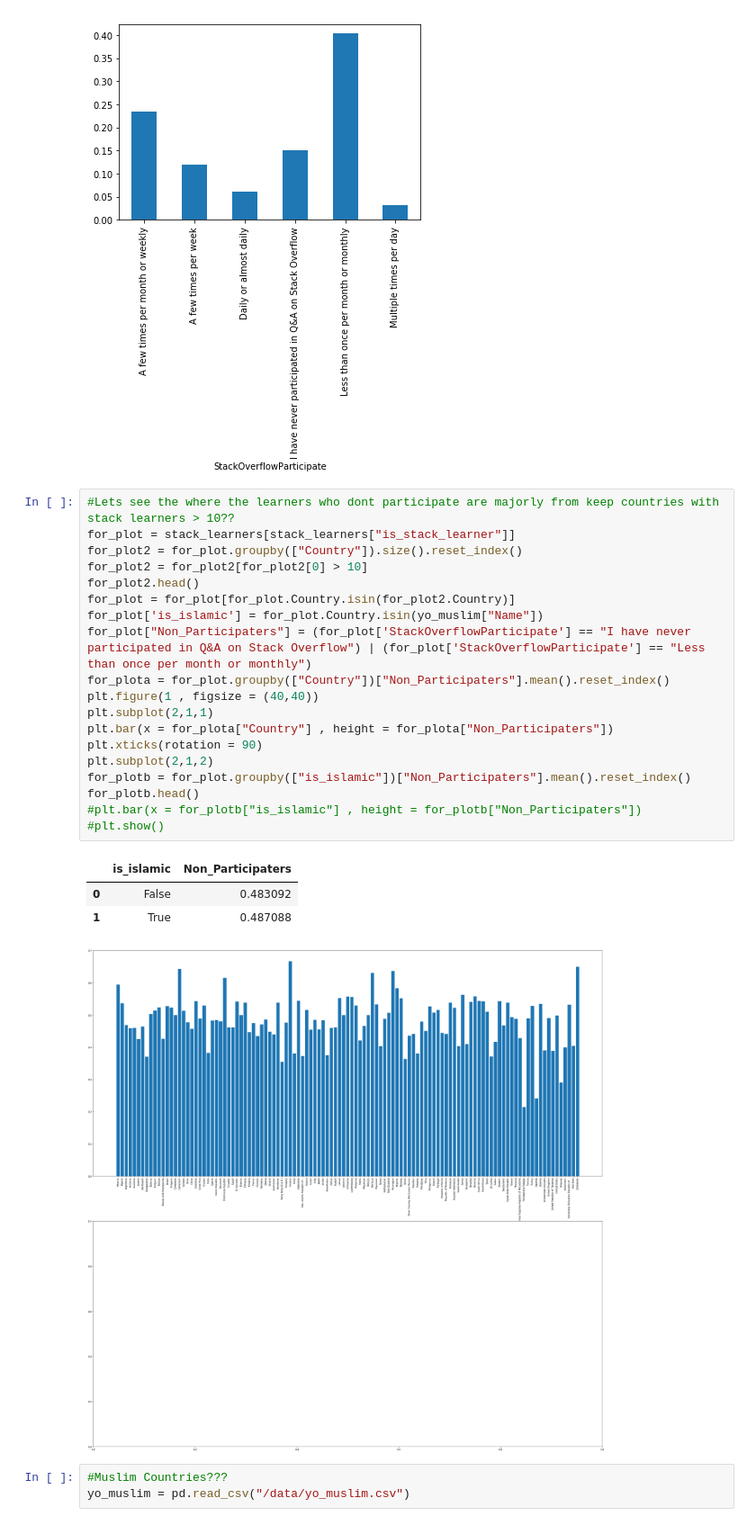
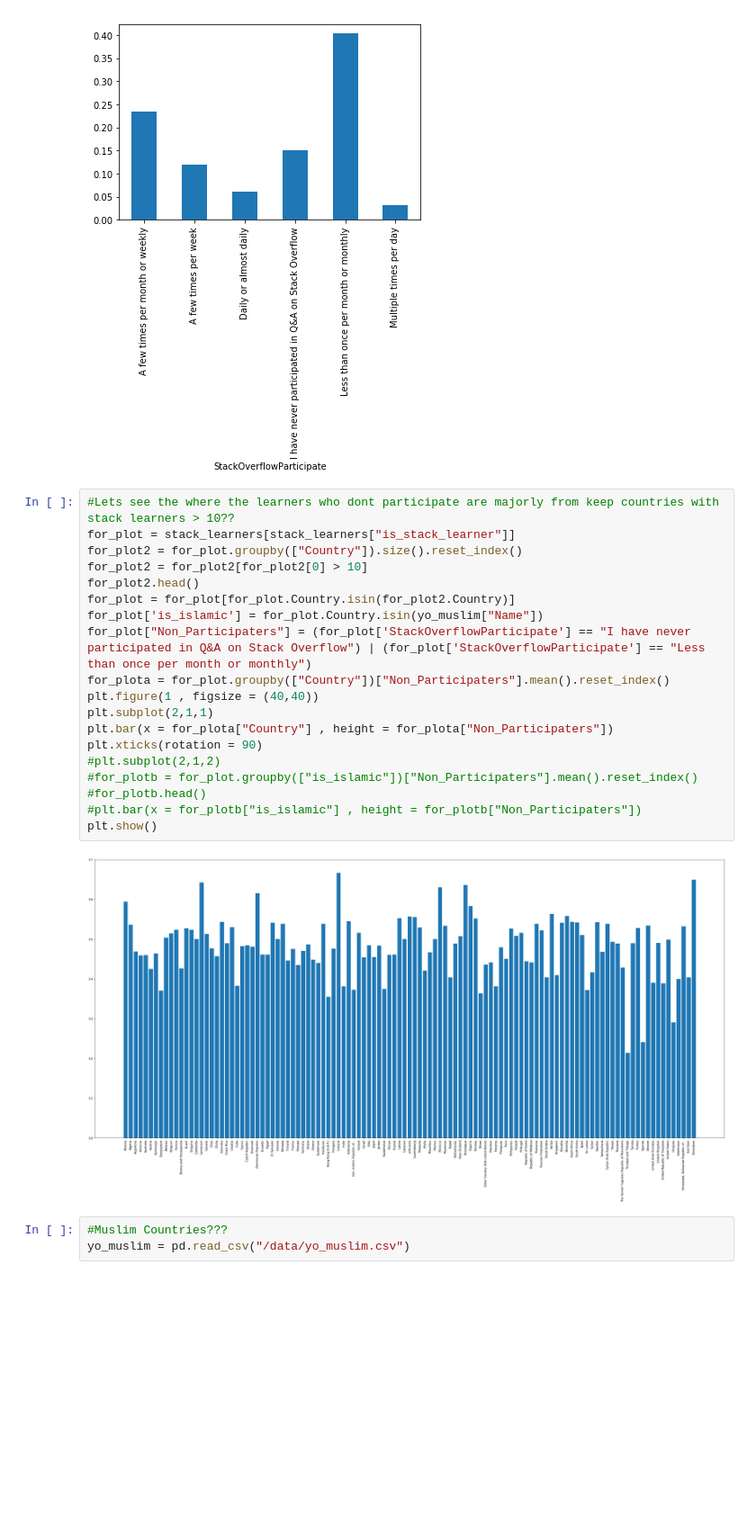
Before and after one commit to Fenil3510/StackOverflow_Kernel, a Jupyter notebook: SO_notebook_2.ipynb, the cells around one changed output. Shown at 90% size. Saved outputs shown, nothing was run; the diff lists cells and outputs as text; blank space fills up the shorter version.

```diff
--- a/SO_notebook_2.ipynb
+++ b/SO_notebook_2.ipynb
@@ -235,27 +150,24 @@ for_plot.plot(x ="StackOverflowParticipate", kind = "bar" , legend = False)
 # %%
 #Lets see the where the learners who dont participate are majorly from keep countries with stack learners > 10??
 for_plot = stack_learners[stack_learners["is_stack_learner"]]
 for_plot2 = for_plot.groupby(["Country"]).size().reset_index()
 for_plot2 = for_plot2[for_plot2[0] > 10]
 for_plot2.head()
 for_plot = for_plot[for_plot.Country.isin(for_plot2.Country)]
 for_plot['is_islamic'] = for_plot.Country.isin(yo_muslim["Name"])
 for_plot["Non_Participaters"] = (for_plot['StackOverflowParticipate'] == "I have never participated in Q&A on Stack Overflow") | (for_plot['StackOverflowParticipate'] == "Less than once per month or monthly")
 for_plota = for_plot.groupby(["Country"])["Non_Participaters"].mean().reset_index()
 plt.figure(1 , figsize = (40,40))
 plt.subplot(2,1,1)
 plt.bar(x = for_plota["Country"] , height = for_plota["Non_Participaters"])
 plt.xticks(rotation = 90)
-plt.subplot(2,1,2)
-for_plotb = for_plot.groupby(["is_islamic"])["Non_Participaters"].mean().reset_index()
-for_plotb.head()
+#plt.subplot(2,1,2)
+#for_plotb = for_plot.groupby(["is_islamic"])["Non_Participaters"].mean().reset_index()
+#for_plotb.head()
 #plt.bar(x = for_plotb["is_islamic"] , height = for_plotb["Non_Participaters"])
-#plt.show()
+plt.show()
 # %% [output]
-|  | is_islamic | Non_Participaters |
-| 0 | False | 0.483092 |
-| 1 | True | 0.487088 |
-[figure, old version]
+[figure, new version]
 # %%
 #Muslim Countries???
 yo_muslim = pd.read_csv("/data/yo_muslim.csv")
```
Also changed, not shown: parts of 53 cells of this notebook.
